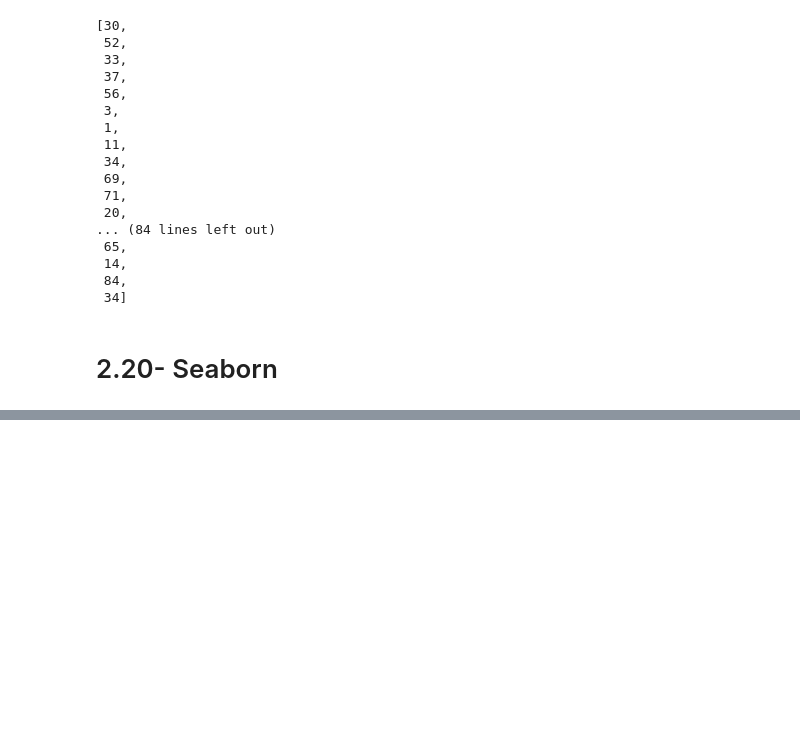
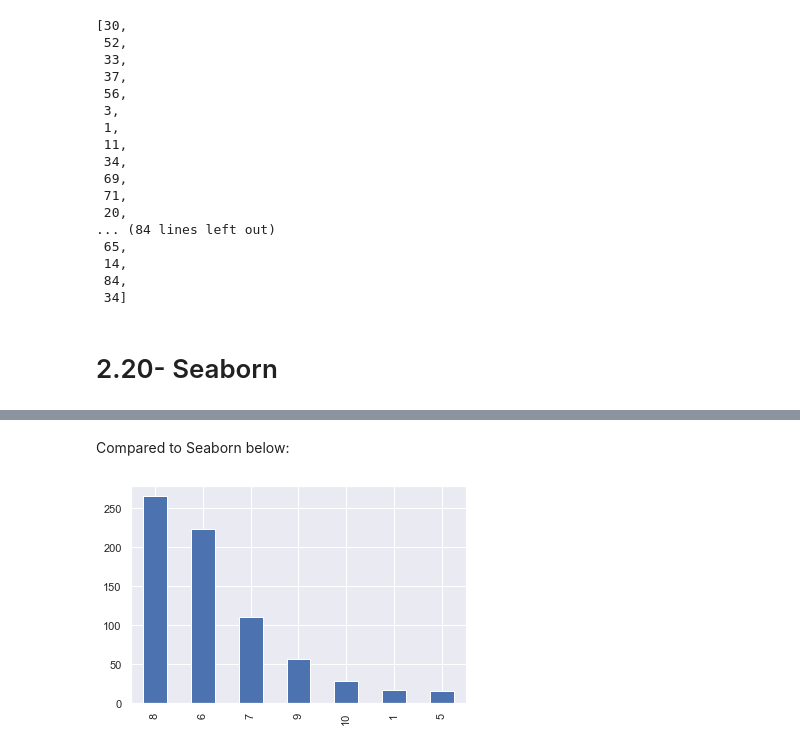
Before and after one commit to Ozxahmed/ML_DS_DL_Udemy_Course, a Jupyter notebook: s2_statistics_probability_refresher.ipynb, the cells around one changed output, grey strips where cells are left out. Drawn from its saved outputs; the diff is of its cells as text; code cells hidden in the pictures; blank space fills up the shorter version.

Commit message:
2.20 seaborn cont

```diff
--- a/s2_statistics_probability_refresher.ipynb
+++ b/s2_statistics_probability_refresher.ipynb
@@ -544,0 +558,8 @@ age
+# %% [markdown]
+Compared to Seaborn below:
+# %%
+sns.set()
+
+gear_counts.plot(kind='bar');
+# %% [output]
+[figure, added]
```
Also changed, not shown: parts of 15 cells of this notebook.
